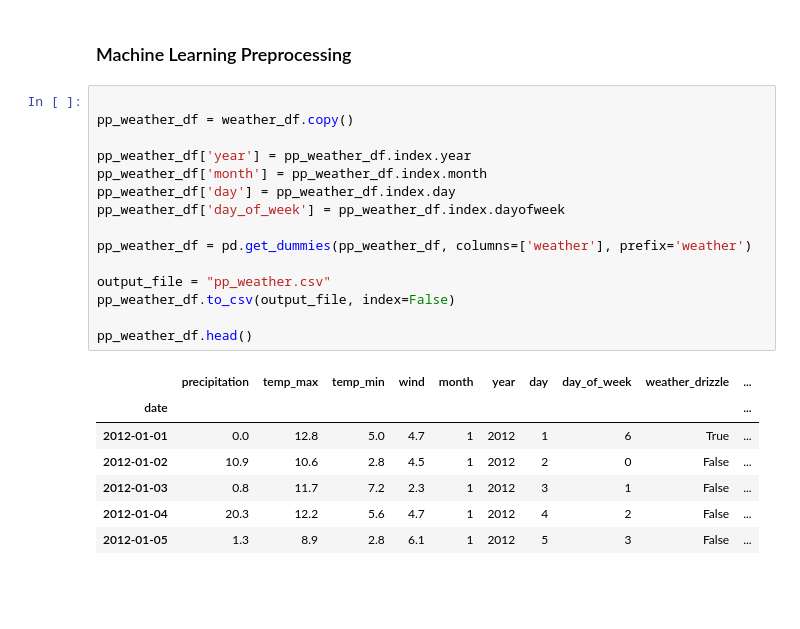
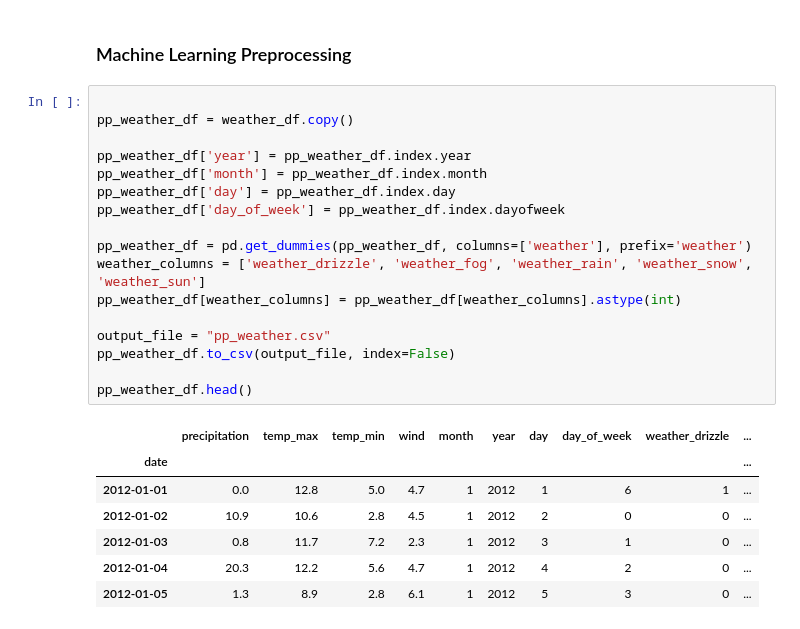
Before and after one commit to Kabir1502/project-four, a Jupyter notebook: kabir.ipynb, the cells around one changed output. Saved outputs shown, nothing was run; the diff lists cells and outputs as text; blank space fills up the shorter version.

Commit message:
Changed boolean values to 0,1 for dummy weather categorical values

```diff
--- a/kabir.ipynb
+++ b/kabir.ipynb
@@ -124,23 +124,25 @@ plt.show()
 # %%
 
 pp_weather_df = weather_df.copy()
 
 pp_weather_df['year'] = pp_weather_df.index.year
 pp_weather_df['month'] = pp_weather_df.index.month
 pp_weather_df['day'] = pp_weather_df.index.day
 pp_weather_df['day_of_week'] = pp_weather_df.index.dayofweek
 
 pp_weather_df = pd.get_dummies(pp_weather_df, columns=['weather'], prefix='weather')
+weather_columns = ['weather_drizzle', 'weather_fog', 'weather_rain', 'weather_snow', 'weather_sun']
+pp_weather_df[weather_columns] = pp_weather_df[weather_columns].astype(int)
 
 output_file = "pp_weather.csv"
 pp_weather_df.to_csv(output_file, index=False)
 
 pp_weather_df.head()
 # %% [output]
 |  | precipitation | temp_max | temp_min | wind | month | year | day | day_of_week | weather_drizzle | ... |
 | date |  |  |  |  |  |  |  |  |  | ... |
-| 2012-01-01 | 0.0 | 12.8 | 5.0 | 4.7 | 1 | 2012 | 1 | 6 | True | ... |
-| 2012-01-02 | 10.9 | 10.6 | 2.8 | 4.5 | 1 | 2012 | 2 | 0 | False | ... |
-| 2012-01-03 | 0.8 | 11.7 | 7.2 | 2.3 | 1 | 2012 | 3 | 1 | False | ... |
-| 2012-01-04 | 20.3 | 12.2 | 5.6 | 4.7 | 1 | 2012 | 4 | 2 | False | ... |
-| 2012-01-05 | 1.3 | 8.9 | 2.8 | 6.1 | 1 | 2012 | 5 | 3 | False | ... |
+| 2012-01-01 | 0.0 | 12.8 | 5.0 | 4.7 | 1 | 2012 | 1 | 6 | 1 | ... |
+| 2012-01-02 | 10.9 | 10.6 | 2.8 | 4.5 | 1 | 2012 | 2 | 0 | 0 | ... |
+| 2012-01-03 | 0.8 | 11.7 | 7.2 | 2.3 | 1 | 2012 | 3 | 1 | 0 | ... |
+| 2012-01-04 | 20.3 | 12.2 | 5.6 | 4.7 | 1 | 2012 | 4 | 2 | 0 | ... |
+| 2012-01-05 | 1.3 | 8.9 | 2.8 | 6.1 | 1 | 2012 | 5 | 3 | 0 | ... |
```
Also changed, not shown: 1 other file.
